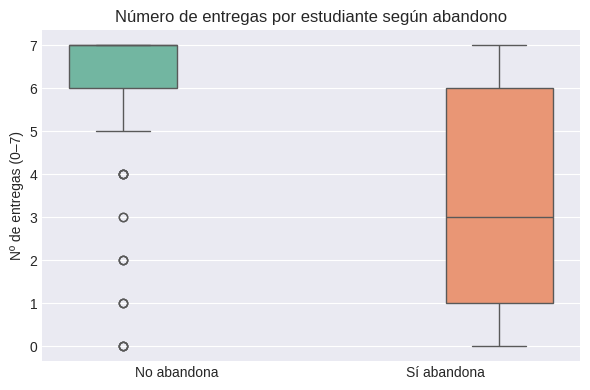
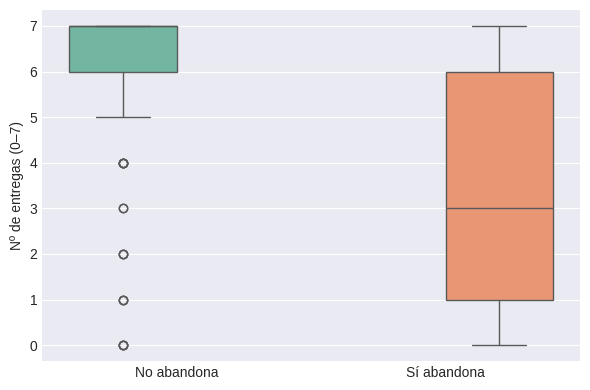
Unified diff of the notebook cell whose output changed from the first chart to the second:
--- before
+++ after
@@ -17,5 +17,4 @@
     dodge=True
 )
-plt.title("Número de entregas por estudiante según abandono")
 plt.xlabel("")
 plt.ylabel("Nº de entregas (0–7)")

Commit: Final version of all code